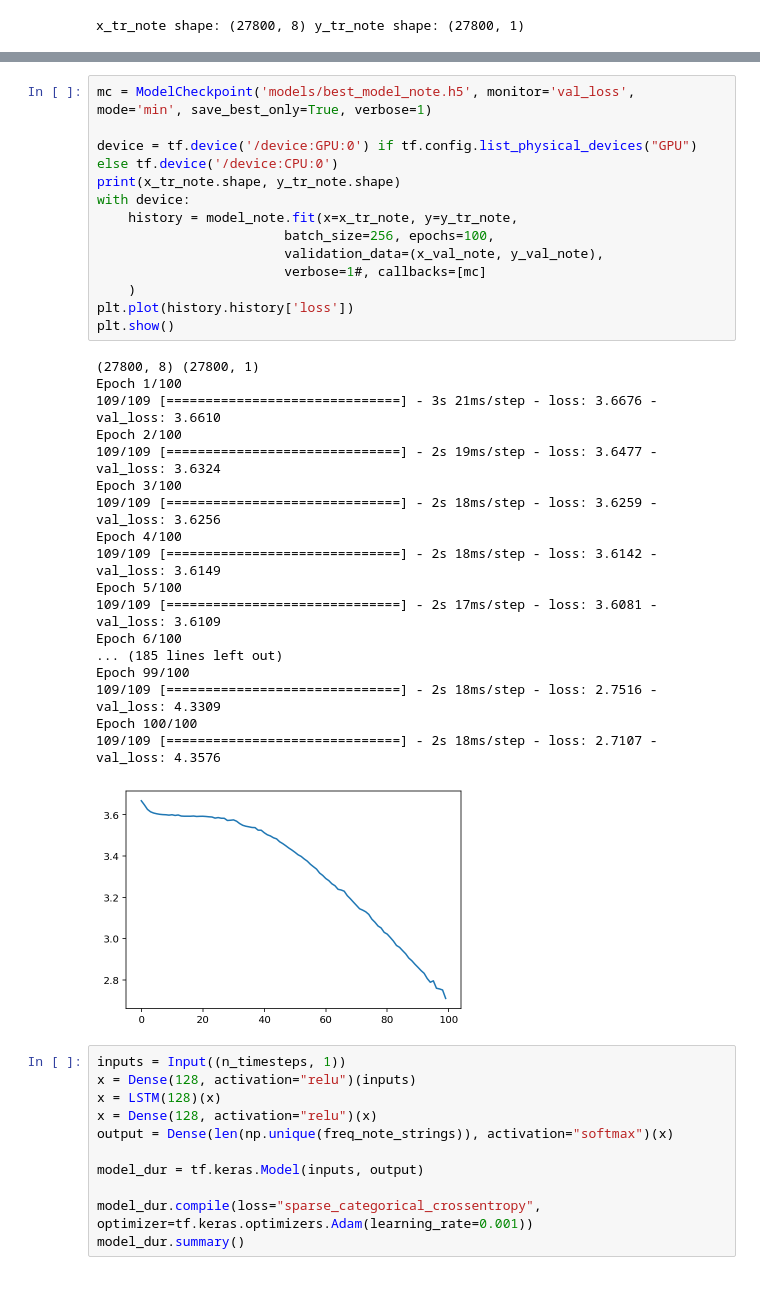
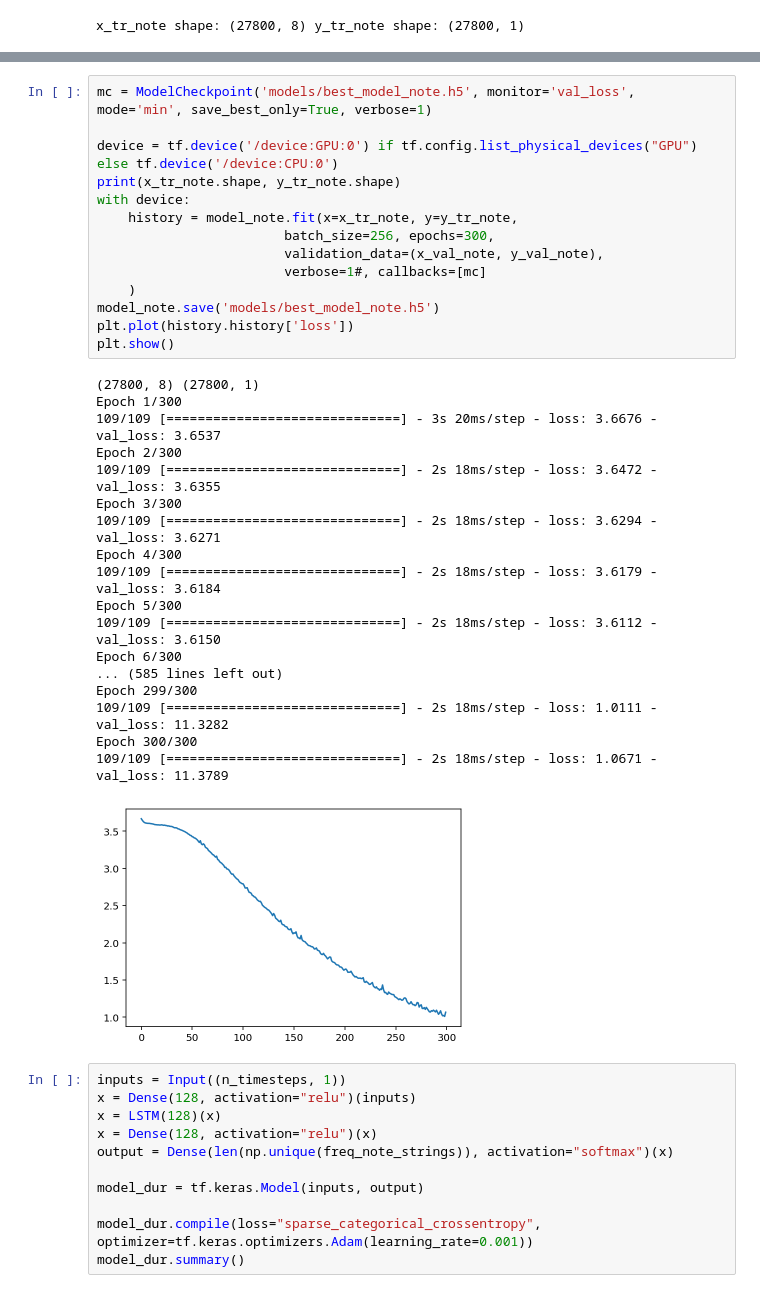
Before and after one commit to benlottes/Music-Generation, a Jupyter notebook: produce_note_model.ipynb, the cells around one changed output, grey strips where cells are left out. Cells and saved outputs as stored; diff of their text form.

```diff
--- a/produce_note_model.ipynb
+++ b/produce_note_model.ipynb
@@ -185,35 +188,36 @@ _________________________________________________________________
 # %%
 mc = ModelCheckpoint('models/best_model_note.h5', monitor='val_loss', mode='min', save_best_only=True, verbose=1)
 
 device = tf.device('/device:GPU:0') if tf.config.list_physical_devices("GPU") else tf.device('/device:CPU:0')
 print(x_tr_note.shape, y_tr_note.shape)
 with device:
     history = model_note.fit(x=x_tr_note, y=y_tr_note,
-                        batch_size=256, epochs=100,
+                        batch_size=256, epochs=300,
                         validation_data=(x_val_note, y_val_note),
                         verbose=1#, callbacks=[mc]
     )
+model_note.save('models/best_model_note.h5')
 plt.plot(history.history['loss'])
 plt.show()
 # %% [output]
 (27800, 8) (27800, 1)
-Epoch 1/100
-109/109 [==============================] - 3s 21ms/step - loss: 3.6676 - val_loss: 3.6610
-Epoch 2/100
-109/109 [==============================] - 2s 19ms/step - loss: 3.6477 - val_loss: 3.6324
-Epoch 3/100
-109/109 [==============================] - 2s 18ms/step - loss: 3.6259 - val_loss: 3.6256
-Epoch 4/100
-109/109 [==============================] - 2s 18ms/step - loss: 3.6142 - val_loss: 3.6149
-Epoch 5/100
-109/109 [==============================] - 2s 17ms/step - loss: 3.6081 - val_loss: 3.6109
-Epoch 6/100
-... (185 lines left out)
-Epoch 99/100
-109/109 [==============================] - 2s 18ms/step - loss: 2.7516 - val_loss: 4.3309
-Epoch 100/100
-109/109 [==============================] - 2s 18ms/step - loss: 2.7107 - val_loss: 4.3576
+Epoch 1/300
+109/109 [==============================] - 3s 20ms/step - loss: 3.6676 - val_loss: 3.6537
+Epoch 2/300
+109/109 [==============================] - 2s 18ms/step - loss: 3.6472 - val_loss: 3.6355
+Epoch 3/300
+109/109 [==============================] - 2s 18ms/step - loss: 3.6294 - val_loss: 3.6271
+Epoch 4/300
+109/109 [==============================] - 2s 18ms/step - loss: 3.6179 - val_loss: 3.6184
+Epoch 5/300
+109/109 [==============================] - 2s 18ms/step - loss: 3.6112 - val_loss: 3.6150
+Epoch 6/300
+... (585 lines left out)
+Epoch 299/300
+109/109 [==============================] - 2s 18ms/step - loss: 1.0111 - val_loss: 11.3282
+Epoch 300/300
+109/109 [==============================] - 2s 18ms/step - loss: 1.0671 - val_loss: 11.3789
-[figure, old version]
+[figure, new version]
 # %%
 inputs = Input((n_timesteps, 1))
 x = Dense(128, activation="relu")(inputs)
```
Also changed, not shown: parts of 5 cells of this notebook, 4 other files.
